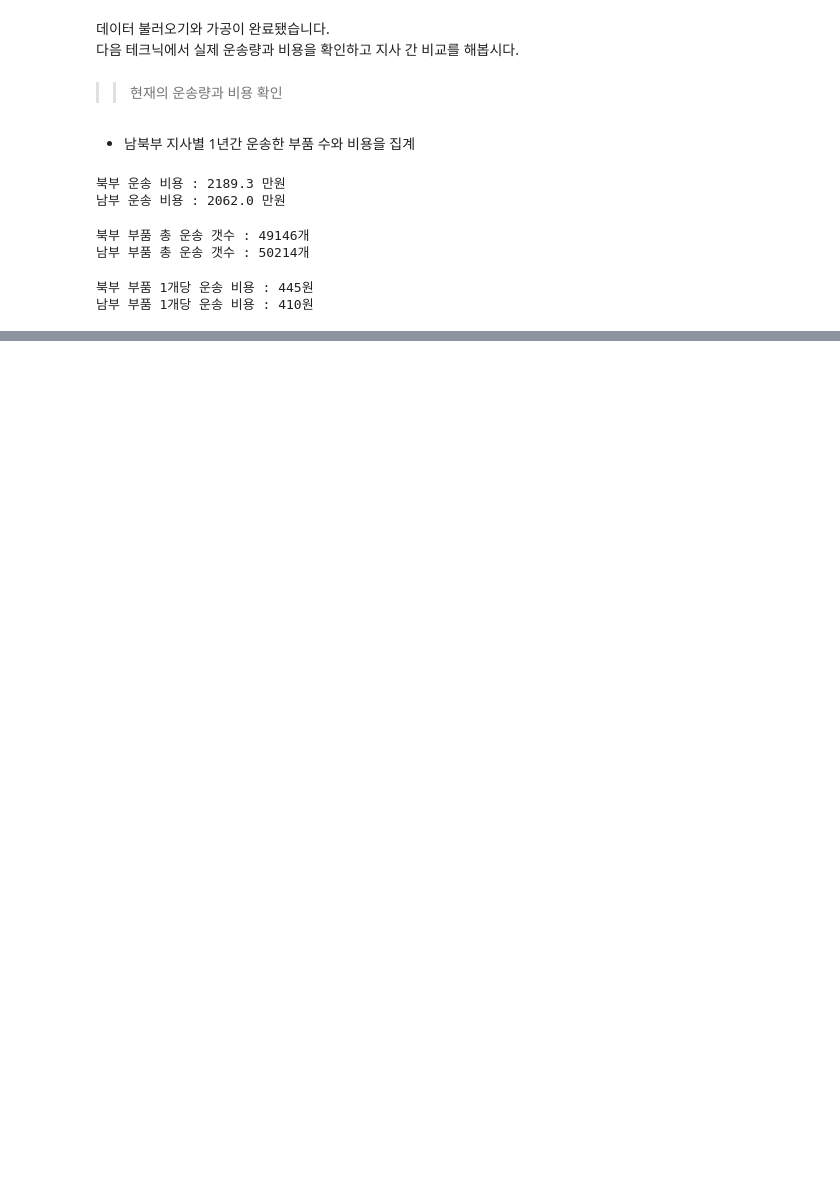
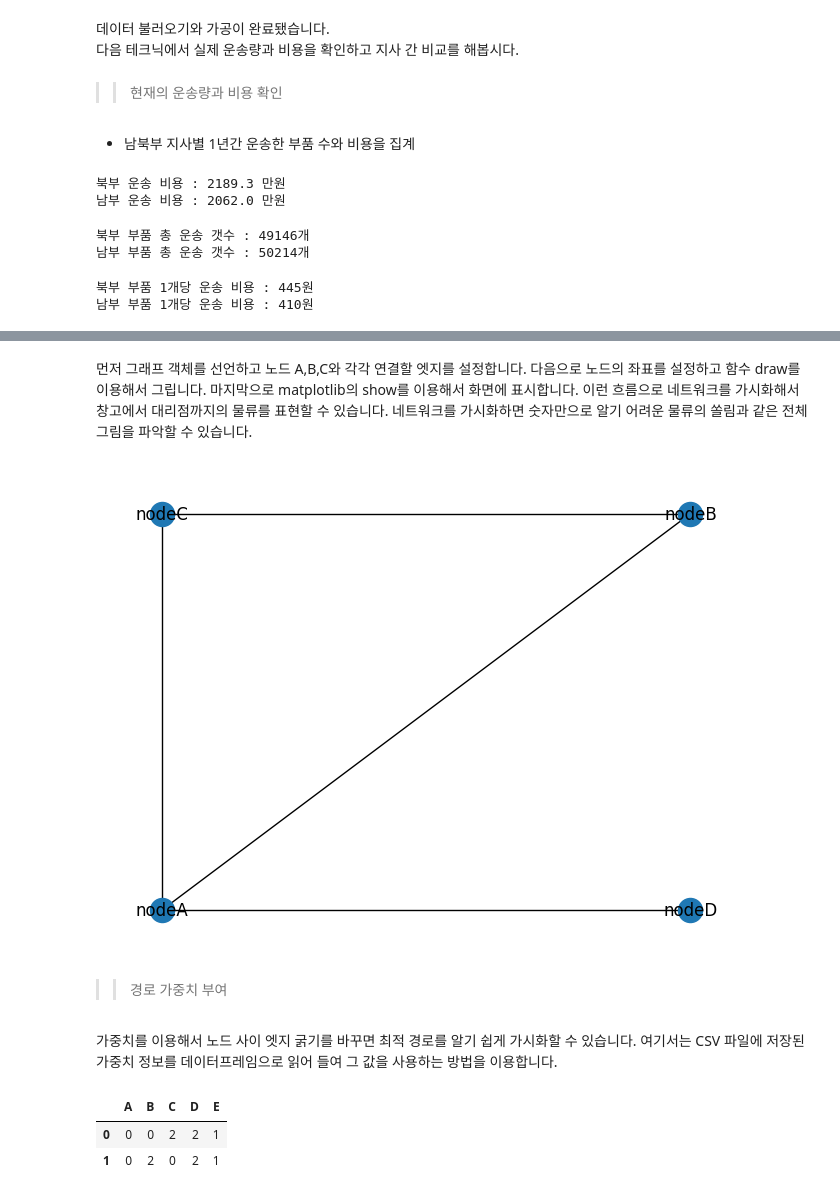
Before and after one commit to gmlwlswls/study_DataTechniques, a Jupyter notebook: 03. Optimization/route_optimization.ipynb, the cells around one changed output, grey strips where cells are left out. Saved outputs shown, nothing was run; the diff lists cells and outputs as text; code cells hidden in the pictures; blank space fills up the shorter version.

```diff
--- a/03. Optimization/route_optimization.ipynb
+++ b/03. Optimization/route_optimization.ipynb
@@ -171,0 +225,19 @@ total_transaction.loc[total_transaction['FCRegion'] != total_transaction['WHRegi
+# %% [markdown]
+먼저 그래프 객체를 선언하고 노드 A,B,C와 각각 연결할 엣지를 설정합니다. 다음으로 노드의 좌표를 설정하고 함수 draw를 이용해서 그립니다. 마지막으로 matplotlib의 show를 이용해서 화면에 표시합니다. 이런 흐름으로 네트워크를 가시화해서 창고에서 대리점까지의 물류를 표현할 수 있습니다. 네트워크를 가시화하면 숫자만으로 알기 어려운 물류의 쏠림과 같은 전체 그림을 파악할 수 있습니다.
+# %%
+# 노드 추가
+# 순서 : node(점), edge(선), 좌표(pos) pos = {}
+
+G.add_node('nodeD')
+
+G.add_edge('nodeA', 'nodeD')
+
+pos['nodeD'] = (1, 0)
+
+nx.draw(G, pos, with_labels= True)
+# %% [output]
+[figure, added]
+# %% [markdown]
+>> 경로 가중치 부여
+# %% [markdown]
+가중치를 이용해서 노드 사이 엣지 굵기를 바꾸면 최적 경로를 알기 쉽게 가시화할 수 있습니다. 여기서는 CSV 파일에 저장된 가중치 정보를 데이터프레임으로 읽어 들여 그 값을 사용하는 방법을 이용합니다.
@@ -171,0 +249,10 @@ total_transaction.loc[total_transaction['FCRegion'] != total_transaction['WHRegi
+# %%
+df_weight = pd.read_csv('./data/network_weight.csv')
+df_weight
+
+df_pos = pd.read_csv('./data/network_pos.csv')
+df_pos.head()
+# %% [output]
+|  | A | B | C | D | E |
+| 0 | 0 | 0 | 2 | 2 | 1 |
+| 1 | 0 | 2 | 0 | 2 | 1 |
```
Also changed, not shown: parts of 10 cells of this notebook, 2 other files.
